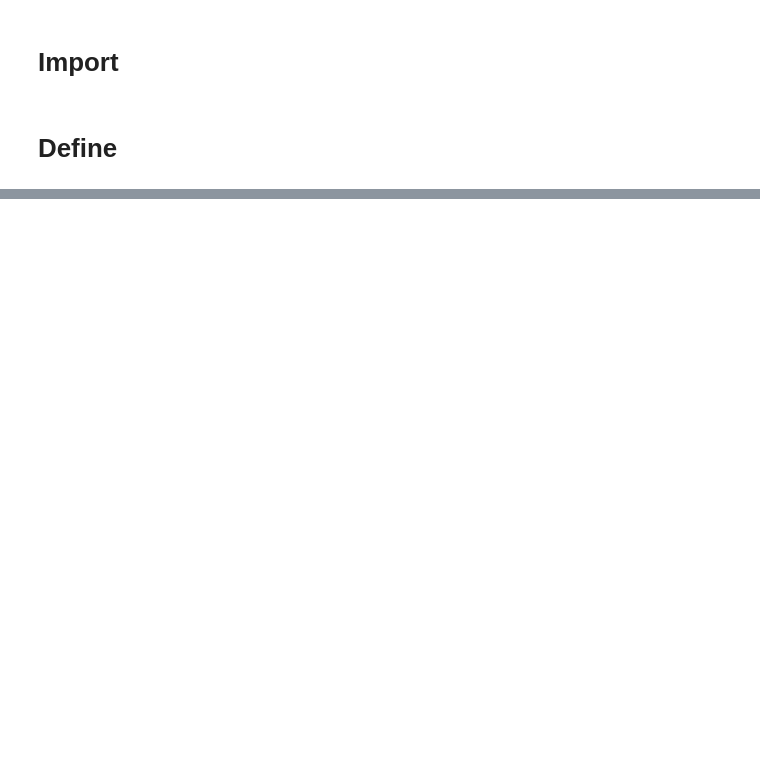
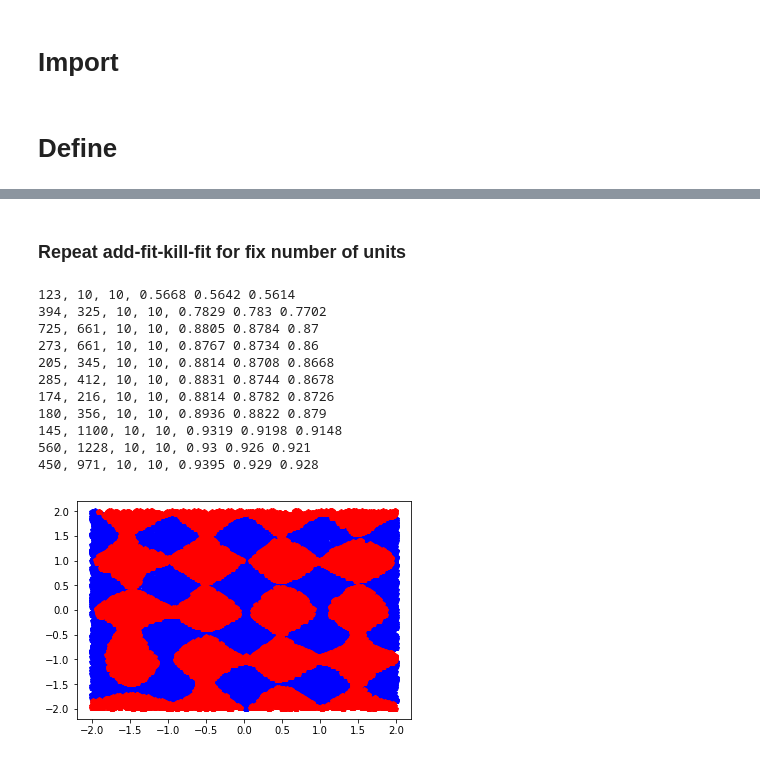
Before and after one commit to Dogiko/Machine-Learning, a Jupyter notebook: Dogiko-Learn.ipynb, the cells around one changed output, grey strips where cells are left out. Drawn from its saved outputs; the diff is of its cells as text; code cells hidden in the pictures; blank space fills up the shorter version.

```diff
--- a/Dogiko-Learn.ipynb
+++ b/Dogiko-Learn.ipynb
@@ -1186,0 +1376,18 @@ array([ 5.95079541e-16, -4.21884749e-17, -2.44249065e-16,  1.88737914e-16,
+# %%
+NN = DogikoNeuralNetwork()
+NN.SetTrainData(X[:10000], Y[:10000])
+NN.SetValidData(X[10000:15000], Y[10000:15000])
+NN.SetTestData(X[15000:], Y[15000:])
+NN.SetLossFunction("cross entropy")
+NN.SetRegularizer(0.0001, 0.)
+NN.AddHiddenLayer(10, Hypertan())
+NN.AddHiddenLayer(10, Hypertan())
+NN.SetOutputFunction(Softmax())
+NN.SetTerminator(10,30, -0.01)
+for t in range(10):
+    NN.Build()
+    print(NN.Train(times=2000, method="Rprop", is_termination=True), end = ", ")
+    for l in range(NN.GetNumHiddenLayers()):
+        print(NN.hiddenLayerList[l].num_unit, end = ", ")
+
+    print(NN.GetTrainAccuracy(), NN.GetValidAccuracy(), NN.GetTestAccuracy())
@@ -1186,0 +1405,55 @@ array([ 5.95079541e-16, -4.21884749e-17, -2.44249065e-16,  1.88737914e-16,
+# %% [markdown]
+### Repeat add-fit-kill-fit for fix number of units
+# %%
+NN = DogikoNeuralNetwork()
+NN.SetTrainData(X[:10000], Y[:10000])
+NN.SetValidData(X[10000:15000], Y[10000:15000])
+NN.SetTestData(X[15000:], Y[15000:])
+NN.SetLossFunction("cross entropy")
+NN.SetRegularizer(0.0001, 0.)
+NN.AddHiddenLayer(10, Hypertan())
+NN.AddHiddenLayer(10, Hypertan())
+NN.SetOutputFunction(Softmax())
+NN.SetTerminator(10,30, -0.01)
+
+NN.Build()
+
+print(NN.Train(times=2000, method="Rprop", is_termination=True), end = ", ")
+for l in range(NN.GetNumHiddenLayers()):
+    print(NN.hiddenLayerList[l].num_unit, end = ", ")
+
+print(NN.GetTrainAccuracy(), NN.GetValidAccuracy(), NN.GetTestAccuracy())
+
+for t in range(10):
+    for l in range(NN.GetNumHiddenLayers()):
+        NN.AddUnit(layer_index=l, num_added=1, output_linear_bound=0.01)
+
+    NN.ResetCwiseStep(0.001)
+    print(NN.Train(times=2000, method="Rprop", is_termination=True), end = ", ")
+    for l in range(NN.GetNumHiddenLayers()):
+        NN.UnitsRefined(layer_index=l, method="remain", threshold=10, enhance_alert=False)
+
+    NN.ResetCwiseStep(0.001)
+    print(NN.Train(times=2000, method="Rprop", is_termination=True), end = ", ")
+    for l in range(NN.GetNumHiddenLayers()):
+        print(NN.hiddenLayerList[l].num_unit, end = ", ")
+
+    print(NN.GetTrainAccuracy(), NN.GetValidAccuracy(), NN.GetTestAccuracy())
+
+I = NN.GetInference(X)[:, 0]
+plt.plot(X[:, 0][I>0.5], X[:, 1][I>0.5], "bp")
+plt.plot(X[:, 0][I<0.5], X[:, 1][I<0.5], "rp")
+plt.show()
+# %% [output]
+123, 10, 10, 0.5668 0.5642 0.5614
+394, 325, 10, 10, 0.7829 0.783 0.7702
+725, 661, 10, 10, 0.8805 0.8784 0.87
+273, 661, 10, 10, 0.8767 0.8734 0.86
+205, 345, 10, 10, 0.8814 0.8708 0.8668
+285, 412, 10, 10, 0.8831 0.8744 0.8678
+174, 216, 10, 10, 0.8814 0.8782 0.8726
+180, 356, 10, 10, 0.8936 0.8822 0.879
+145, 1100, 10, 10, 0.9319 0.9198 0.9148
+560, 1228, 10, 10, 0.93 0.926 0.921
+450, 971, 10, 10, 0.9395 0.929 0.928
+[figure, added]
```
Also changed, not shown: parts of 44 cells of this notebook.
